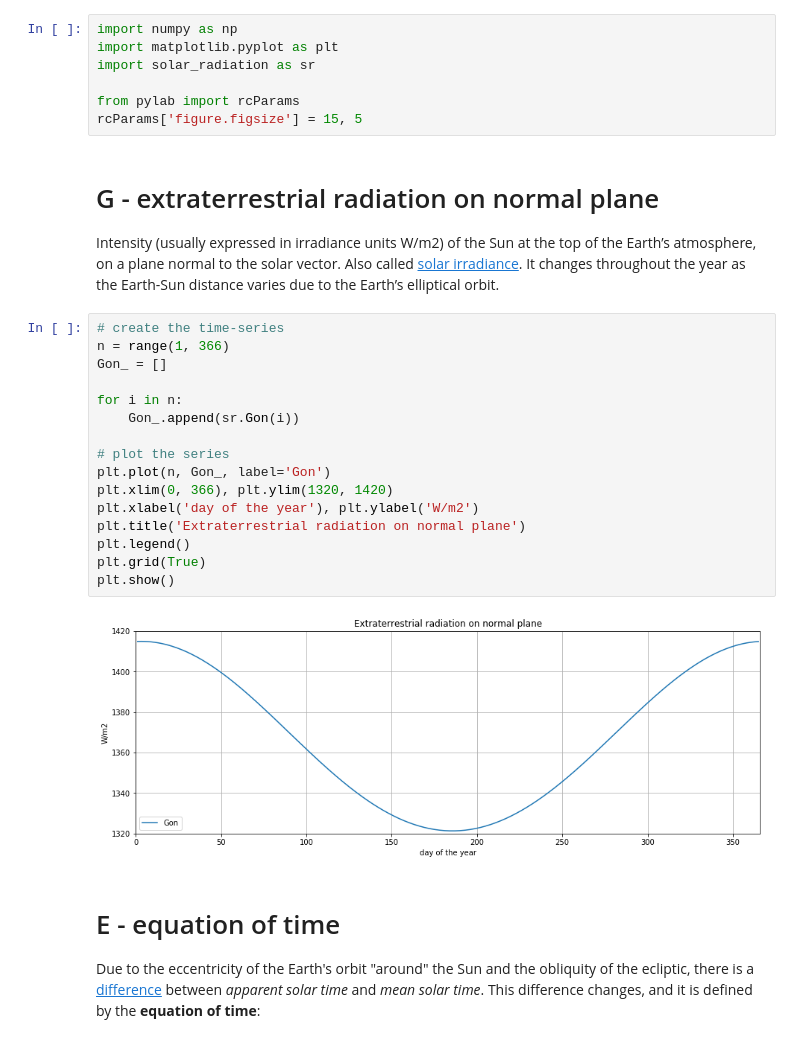
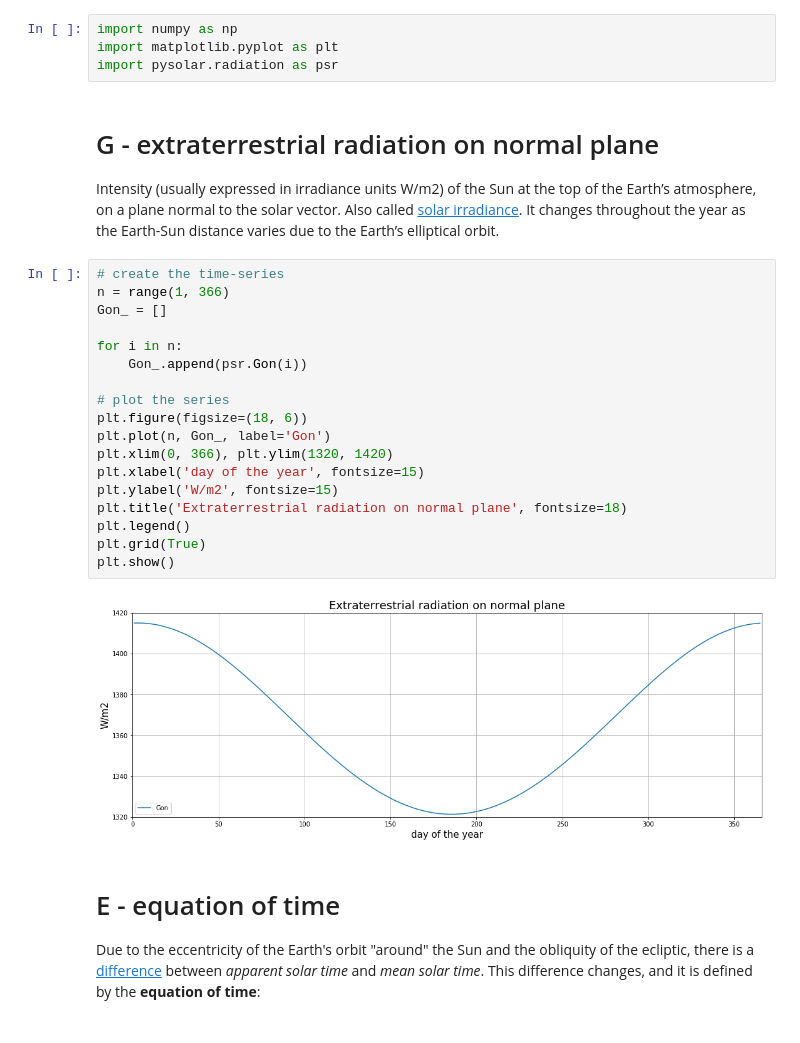
Before and after one commit to aqreed/solarpy, a Jupyter notebook: examples/g_eq-of-time_declination.ipynb, the cells around one changed output. Cells and saved outputs as stored; diff of their text form.

```diff
--- a/examples/g_eq-of-time_declination.ipynb
+++ b/examples/g_eq-of-time_declination.ipynb
@@ -1,10 +1,7 @@
 # %%
 import numpy as np
 import matplotlib.pyplot as plt
-import solar_radiation as sr
-
-from pylab import rcParams
-rcParams['figure.figsize'] = 15, 5
+import pysolar.radiation as psr
 # %% [markdown]
 # G - extraterrestrial radiation on normal plane
 
@@ -12,21 +9,23 @@ Intensity (usually expressed in irradiance units W/m2) of the Sun at the top of
 # %%
 # create the time-series
 n = range(1, 366)
 Gon_ = []
 
 for i in n:
-    Gon_.append(sr.Gon(i))
+    Gon_.append(psr.Gon(i))
 
 # plot the series
+plt.figure(figsize=(18, 6))
 plt.plot(n, Gon_, label='Gon')
 plt.xlim(0, 366), plt.ylim(1320, 1420)
-plt.xlabel('day of the year'), plt.ylabel('W/m2')
-plt.title('Extraterrestrial radiation on normal plane')
+plt.xlabel('day of the year', fontsize=15)
+plt.ylabel('W/m2', fontsize=15)
+plt.title('Extraterrestrial radiation on normal plane', fontsize=18)
 plt.legend()
 plt.grid(True)
 plt.show()
 # %% [output]
-[figure, old version]
+[figure, new version]
 # %% [markdown]
 # E - equation of time
 
```
Also changed, not shown: parts of 2 cells of this notebook, 9 other files.
